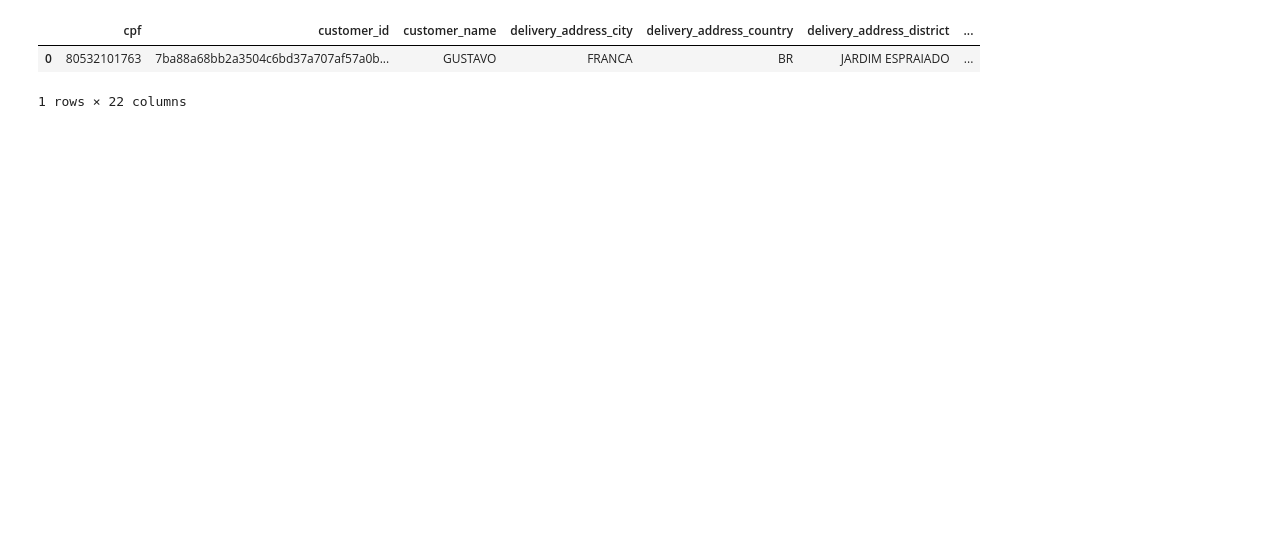
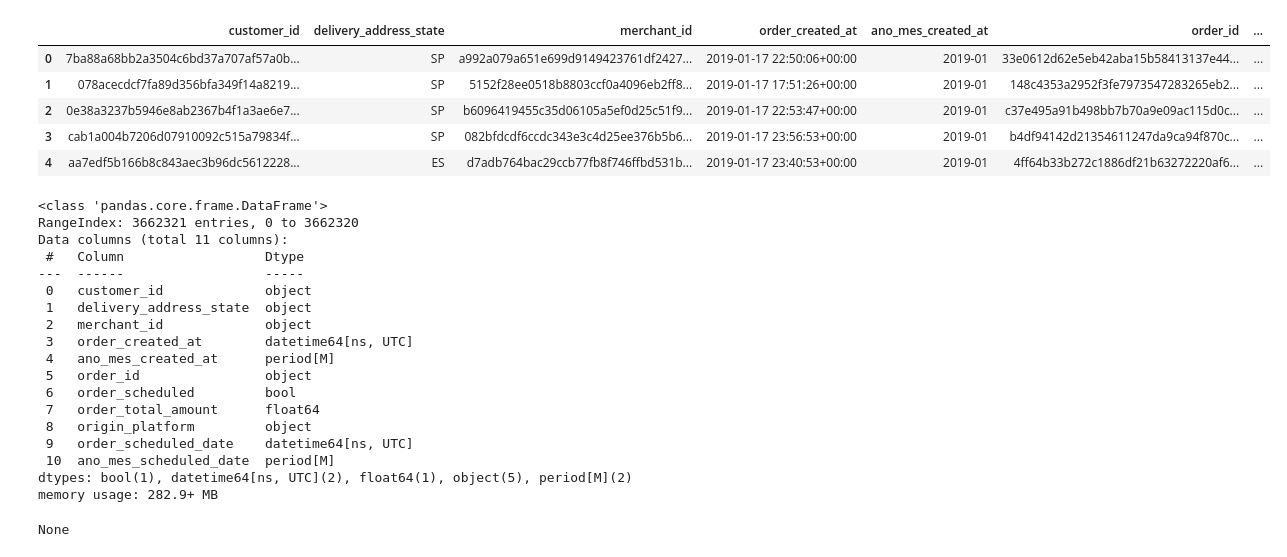
Before and after one commit to talita-costa/ifood-case, a Jupyter notebook: notebooks/data_analysis.ipynb, the cells around one changed output. Drawn from its saved outputs; the diff is of its cells as text; code cells hidden in the pictures; blank space fills up the shorter version.

Commit message:
clean data

```diff
--- a/notebooks/data_analysis.ipynb
+++ b/notebooks/data_analysis.ipynb
@@ -42,9 +264,31 @@ display(restaurant.head())
 # %%
-#Visualizar e explorar a tabela de Pedidos (order.json)
-order = pd.read_json("../data/order.json.gz", lines=True, compression='gzip', chunksize=100_000)
-order = next(order)
-display(order.head(1))
+#Visualizar a tabela de Pedidos tratada (order_clean.parquet)
+order = pd.read_parquet("../data/order_clean.parquet")
+display(order.head())
+display(order.info())
 # %% [output]
-|  | cpf | customer_id | customer_name | delivery_address_city | delivery_address_country | delivery_address_district | ... |
-| 0 | 80532101763 | 7ba88a68bb2a3504c6bd37a707af57a0b... | GUSTAVO | FRANCA | BR | JARDIM ESPRAIADO | ... |
+|  | customer_id | delivery_address_state | merchant_id | order_created_at | ano_mes_created_at | order_id | ... |
+| 0 | 7ba88a68bb2a3504c6bd37a707af57a0b... | SP | a992a079a651e699d9149423761df2427... | 2019-01-17 22:50:06+00:00 | 2019-01 | 33e0612d62e5eb42aba15b58413137e44... | ... |
+| 1 | 078acecdcf7fa89d356bfa349f14a8219... | SP | 5152f28ee0518b8803ccf0a4096eb2ff8... | 2019-01-17 17:51:26+00:00 | 2019-01 | 148c4353a2952f3fe7973547283265eb2... | ... |
+| 2 | 0e38a3237b5946e8ab2367b4f1a3ae6e7... | SP | b6096419455c35d06105a5ef0d25c51f9... | 2019-01-17 22:53:47+00:00 | 2019-01 | c37e495a91b498bb7b70a9e09ac115d0c... | ... |
+| 3 | cab1a004b7206d07910092c515a79834f... | SP | 082bfdcdf6ccdc343e3c4d25ee376b5b6... | 2019-01-17 23:56:53+00:00 | 2019-01 | b4df94142d21354611247da9ca94f870c... | ... |
+| 4 | aa7edf5b166b8c843aec3b96dc5612228... | ES | d7adb764bac29ccb77fb8f746ffbd531b... | 2019-01-17 23:40:53+00:00 | 2019-01 | 4ff64b33b272c1886df21b63272220af6... | ... |
-1 rows × 22 columns
+<class 'pandas.core.frame.DataFrame'>
+RangeIndex: 3662321 entries, 0 to 3662320
+Data columns (total 11 columns):
+ #   Column                  Dtype
+---  ------                  -----
+ 0   customer_id             object
+ 1   delivery_address_state  object
+ 2   merchant_id             object
+ 3   order_created_at        datetime64[ns, UTC]
+ 4   ano_mes_created_at      period[M]
+ 5   order_id                object
+ 6   order_scheduled         bool
+ 7   order_total_amount      float64
+ 8   origin_platform         object
+ 9   order_scheduled_date    datetime64[ns, UTC]
+ 10  ano_mes_scheduled_date  period[M]
+dtypes: bool(1), datetime64[ns, UTC](2), float64(1), object(5), period[M](2)
+memory usage: 282.9+ MB
+None
```
Also changed, not shown: parts of 7 cells of this notebook, 1 other file.
